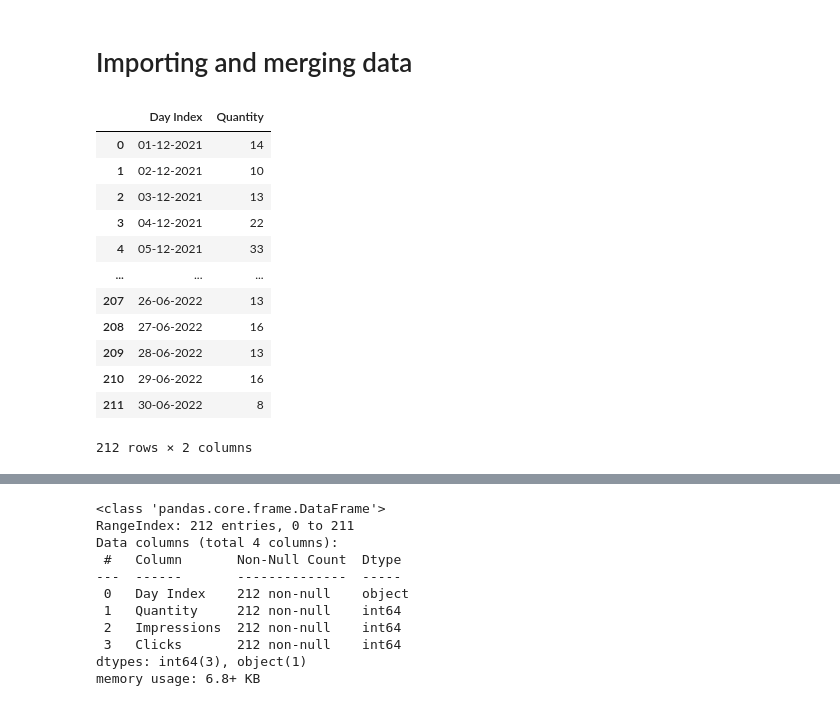
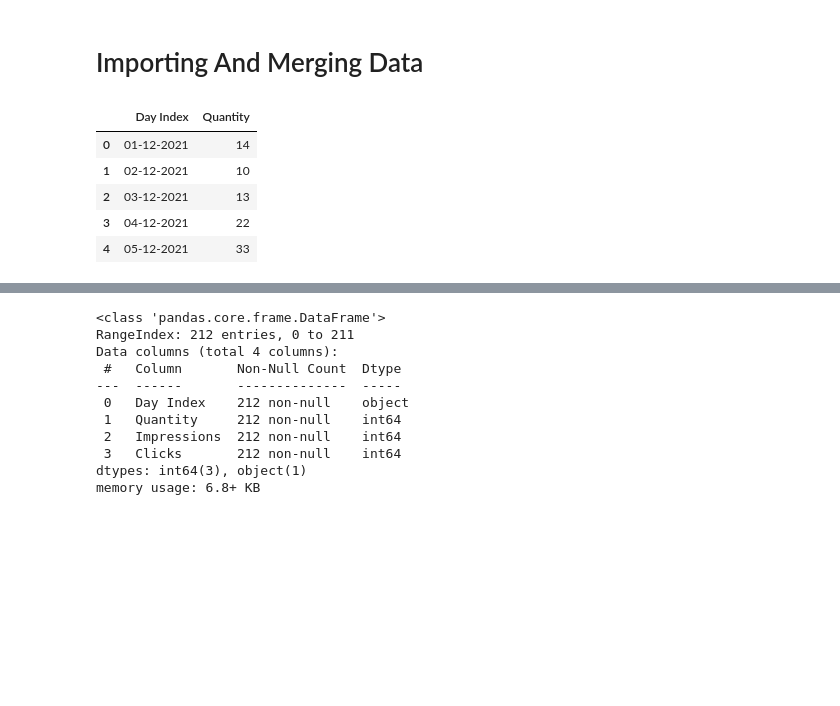
Before and after one commit to Shriya2524/Demand-forcasting, a Jupyter notebook: DEMAND_FORCASTING.ipynb, the cells around one changed output, grey strips where cells are left out. Cells and saved outputs as stored; diff of their text form; code cells hidden in the pictures; blank space fills up the shorter version.

```diff
--- a/DEMAND_FORCASTING.ipynb
+++ b/DEMAND_FORCASTING.ipynb
@@ -1,4 +1,4 @@
 # %% [markdown]
-# Importing and merging data
+# Importing And Merging Data
 # %%
 import pandas as pd
@@ -5,19 +7,12 @@ import pandas as pd
 # %%
 df1 = pd.read_csv(r"C:\Users\shriy\OneDrive\Desktop\infosys\ProductA.csv")
-df1
+df1.head()
 # %% [output]
 |  | Day Index | Quantity |
 | 0 | 01-12-2021 | 14 |
 | 1 | 02-12-2021 | 10 |
 | 2 | 03-12-2021 | 13 |
 | 3 | 04-12-2021 | 22 |
 | 4 | 05-12-2021 | 33 |
-| ... | ... | ... |
-| 207 | 26-06-2022 | 13 |
-| 208 | 27-06-2022 | 16 |
-| 209 | 28-06-2022 | 13 |
-| 210 | 29-06-2022 | 16 |
-| 211 | 30-06-2022 | 8 |
-212 rows × 2 columns
 # %%
 df2 = pd.read_csv(r"C:\Users\shriy\OneDrive\Desktop\infosys\ProductA_fb_impressions.csv")
```
Also changed, not shown: parts of 32 cells of this notebook.
